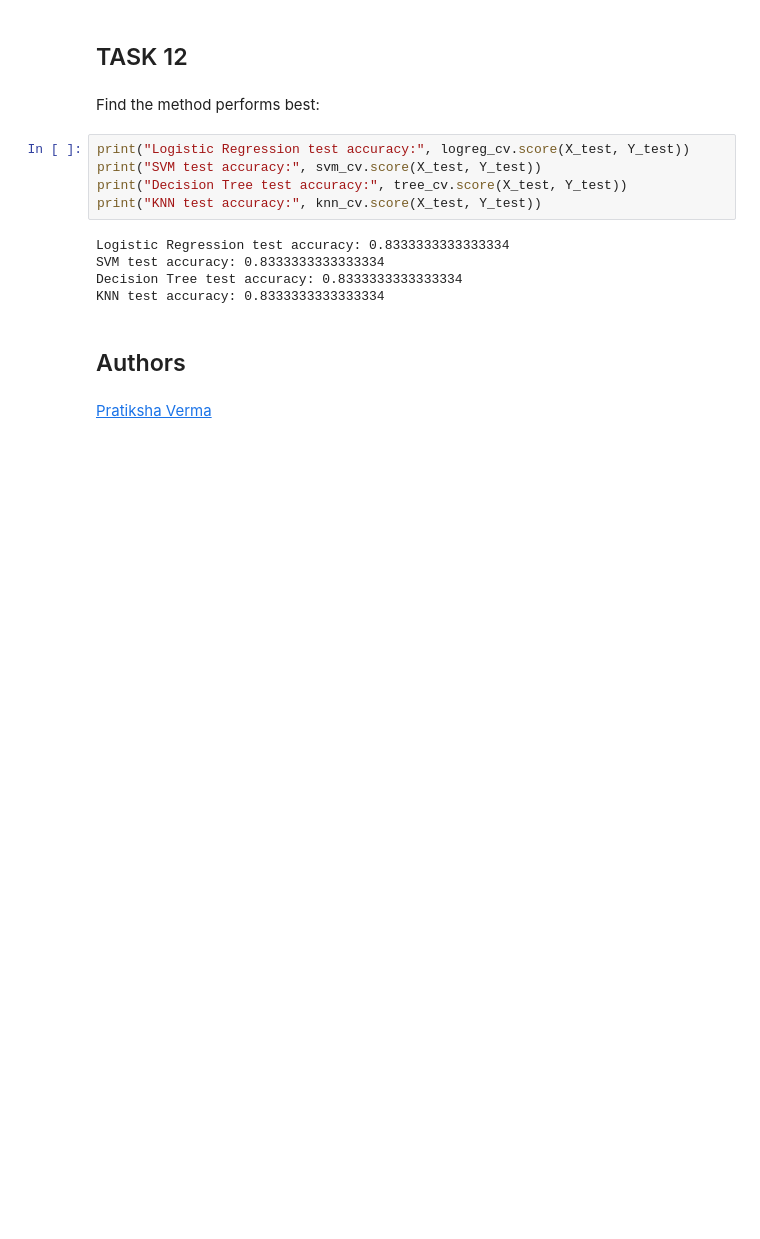
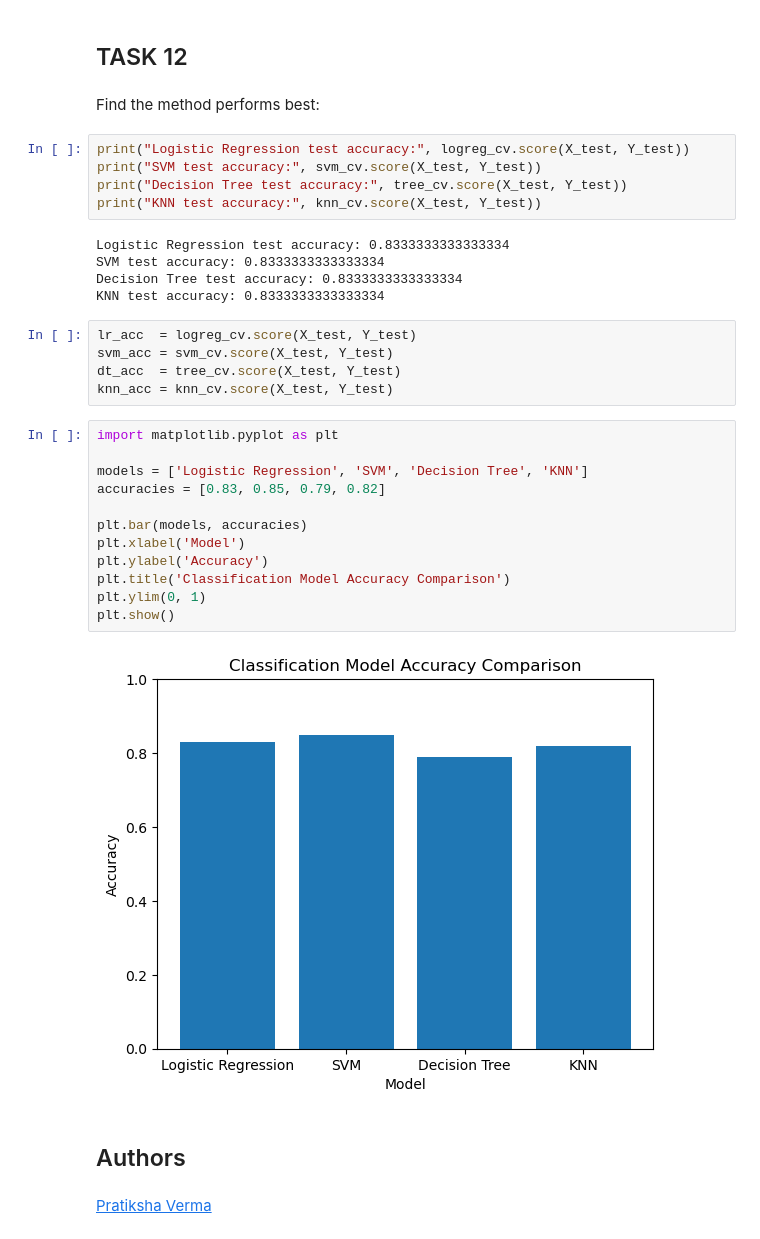
Before and after one commit to O-S-O-K/SpaceXDashApp, a Jupyter notebook: SpaceX-Machine-Learning-Prediction-Part-5-v1.ipynb, the cells around one changed output. Cells and saved outputs as stored; diff of their text form; blank space fills up the shorter version.

```diff
--- a/SpaceX-Machine-Learning-Prediction-Part-5-v1.ipynb
+++ b/SpaceX-Machine-Learning-Prediction-Part-5-v1.ipynb
@@ -396,6 +396,25 @@ Logistic Regression test accuracy: 0.8333333333333334
 SVM test accuracy: 0.8333333333333334
 Decision Tree test accuracy: 0.8333333333333334
 KNN test accuracy: 0.8333333333333334
+# %%
+lr_acc  = logreg_cv.score(X_test, Y_test)
+svm_acc = svm_cv.score(X_test, Y_test)
+dt_acc  = tree_cv.score(X_test, Y_test)
+knn_acc = knn_cv.score(X_test, Y_test)
+# %%
+import matplotlib.pyplot as plt
+
+models = ['Logistic Regression', 'SVM', 'Decision Tree', 'KNN']
+accuracies = [0.83, 0.85, 0.79, 0.82]
+
+plt.bar(models, accuracies)
+plt.xlabel('Model')
+plt.ylabel('Accuracy')
+plt.title('Classification Model Accuracy Comparison')
+plt.ylim(0, 1)
+plt.show()
+# %% [output]
+[figure, added]
 # %% [markdown]
 ## Authors
 # %% [markdown]
```
Also changed, not shown: parts of 3 cells of this notebook, 10 other files.
